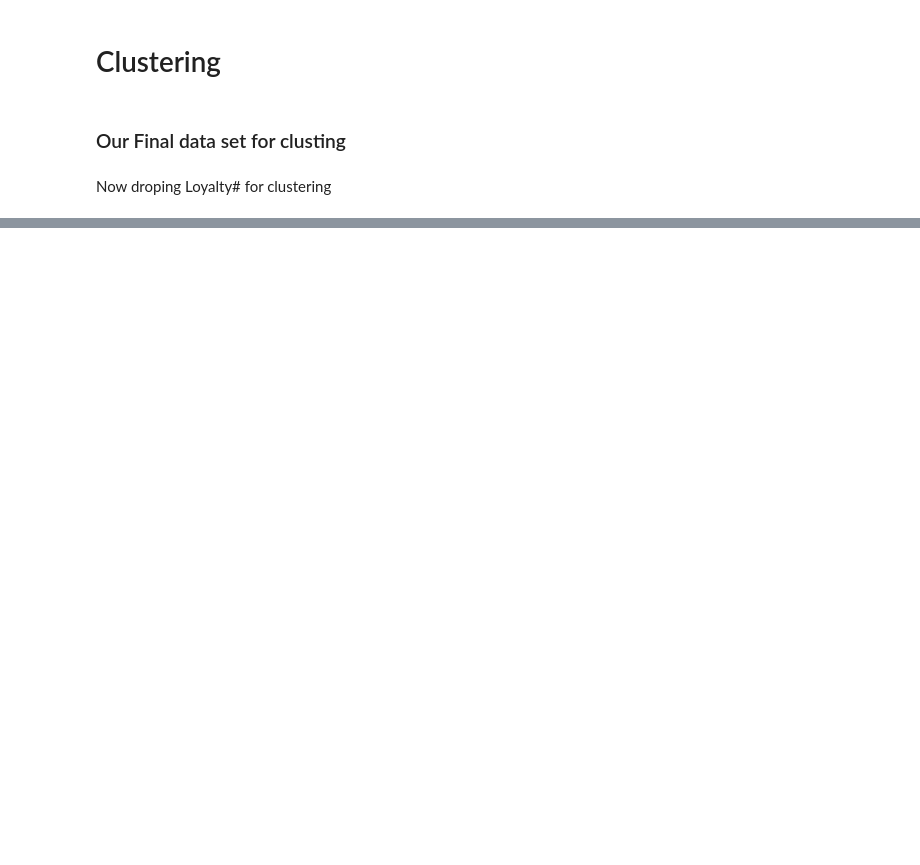
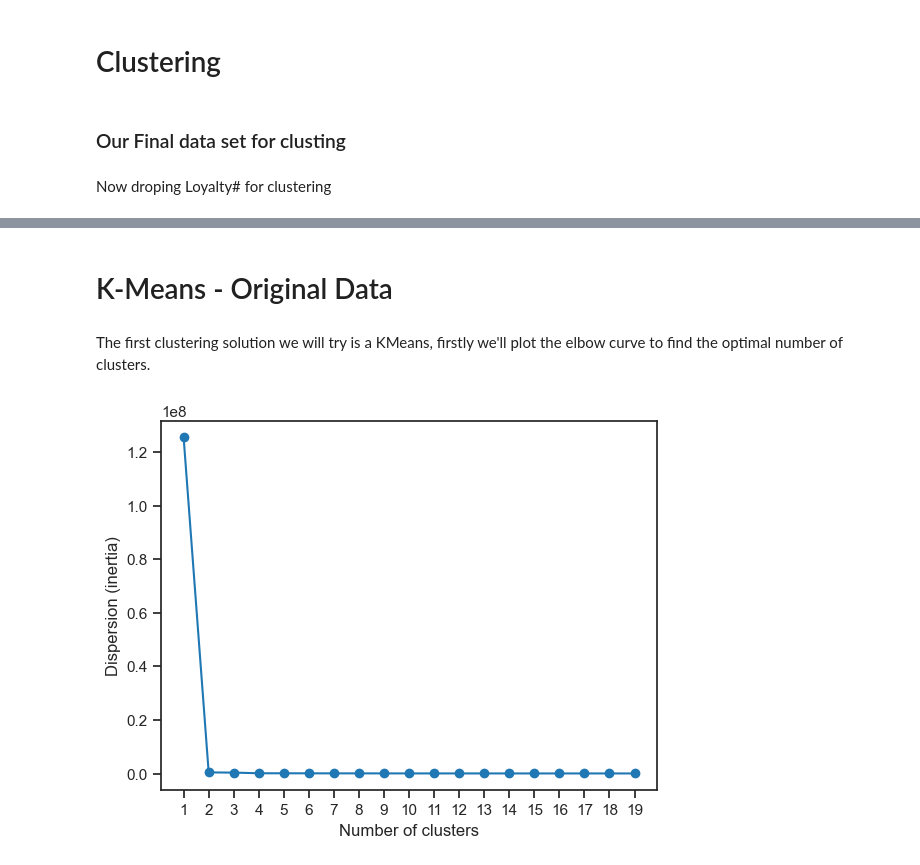
Before and after one commit to luisbdavila/Airline_Customer_Segmentation_DataMining_Project_Python, a Jupyter notebook: Final_delivery/Code/Value_Based_Segmentation.ipynb, the cells around one changed output, grey strips where cells are left out. Drawn from its saved outputs; the diff is of its cells as text; code cells hidden in the pictures; blank space fills up the shorter version.

Commit message:
Struggling with k-means

```diff
--- a/Final_delivery/Code/Value_Based_Segmentation.ipynb
+++ b/Final_delivery/Code/Value_Based_Segmentation.ipynb
@@ -540,5 +557,23 @@ Value_Based_Segmentation_clustering.describe().T
 # %% [markdown]
 Now droping Loyalty# for clustering
 # %%
-Value_Based_Segmentation_clustering_fit = Value_Based_Segmentation_clustering.drop(columns=['Loyalty#'])
-Value_Based_Segmentation_clustering_no_transaction_fit = Value_Based_Segmentation_clustering_no_transaction.drop(columns=['Loyalty#'])
+## Value_Based_Segmentation_clustering_no_transaction_fit = Value_Based_Segmentation_clustering_no_transaction.drop(columns=['Loyalty#'])
+## Value_Based_Segmentation_clustering preprocesses but not scaled
+## Value_Based_Segmentation_clustering_scaled preprocesses and scaled with Loyalty# as an index
+Value_Based_Segmentation_clustering['Final_Cluster'] = 'Unspecified'
+
+classified_data = Value_Based_Segmentation_clustering[
+    Value_Based_Segmentation_clustering.Final_Cluster != 'Unspecified'
+]
+unclassified_data = Value_Based_Segmentation_clustering[
+    Value_Based_Segmentation_clustering.Final_Cluster == 'Unspecified'
+]
+data_for_modelling = (
+    Value_Based_Segmentation_clustering_scaled
+        .loc[unclassified_data.index]
+)
+print(data_for_modelling.describe().T)
+print(data_for_modelling.head())
+print(classified_data.head())
+print(unclassified_data.head())
+print(Value_Based_Segmentation_clustering_scaled.head())
@@ -546,0 +652,16 @@ Value_Based_Segmentation_clustering_no_transaction_fit = Value_Based_Segmentatio
+# %% [markdown]
+# K-Means - Original Data
+# %% [markdown]
+The first clustering solution we will try is a KMeans, firstly we'll plot the elbow curve to find the optimal number of clusters.
+# %%
+dispersion = []
+for k in range(1, 20):
+    kmeans = KMeans(n_clusters=k, random_state=0).fit(data_for_modelling)
+    dispersion.append(kmeans.inertia_)
+plt.plot(range(1, 20), dispersion, marker='o')
+plt.xticks(range(1, 20))
+plt.xlabel('Number of clusters')
+plt.ylabel('Dispersion (inertia)')
+plt.show()
+# %% [output]
+[figure, added]
```
Also changed, not shown: parts of 14 cells of this notebook.
